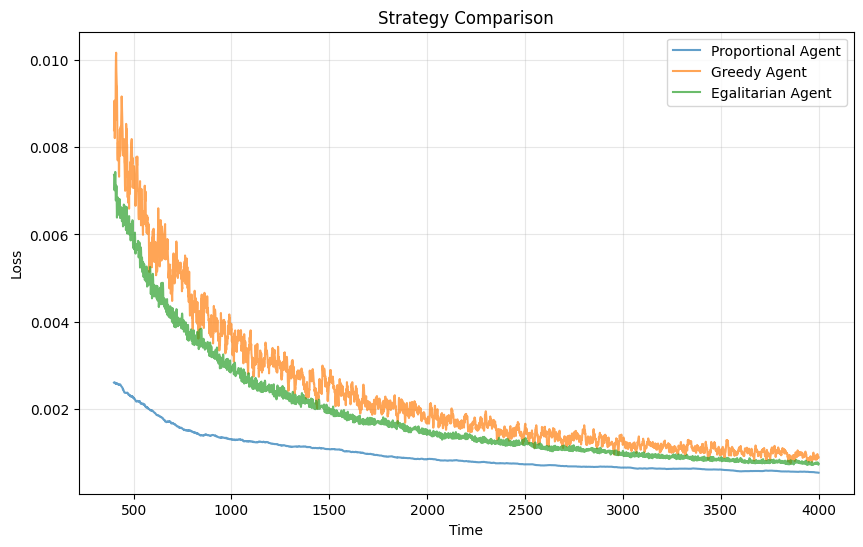
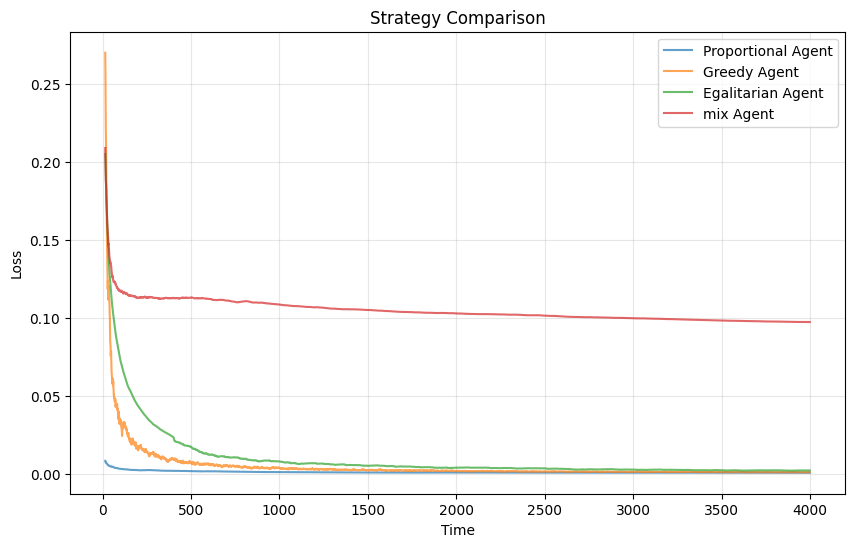
The change to this notebook cell's code, shown as a diff; its figure went from the first image to the second:
--- before
+++ after
@@ -1,3 +1,3 @@
-training_period = 400
+training_period = 15
 time_steps = np.arange(training_period, simulation_length)
 
@@ -34,8 +34,22 @@
 # plt.plot(
 #     time_steps,
+#     simulated_state_egal[training_period:],
+#     label="Egalitarian Agent",
+#     alpha=0.7,
+# )
+
+# plt.plot(
+#     time_steps,
 #     simulated_state_petty[training_period:],
 #     label="Petty Agent",
 #     alpha=0.7,
 # )
+
+plt.plot(
+    time_steps,
+    simulated_state_mix[training_period:],
+    label="mix Agent",
+    alpha=0.7,
+)
 
 plt.xlabel("Time")

Commit: finished the imitation agent